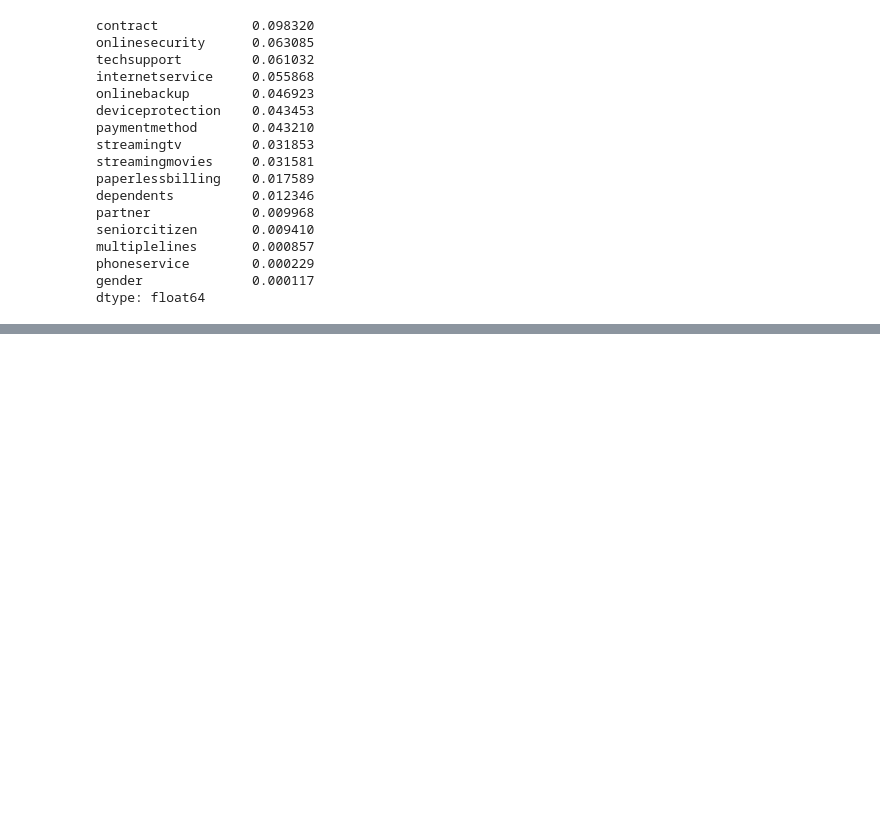
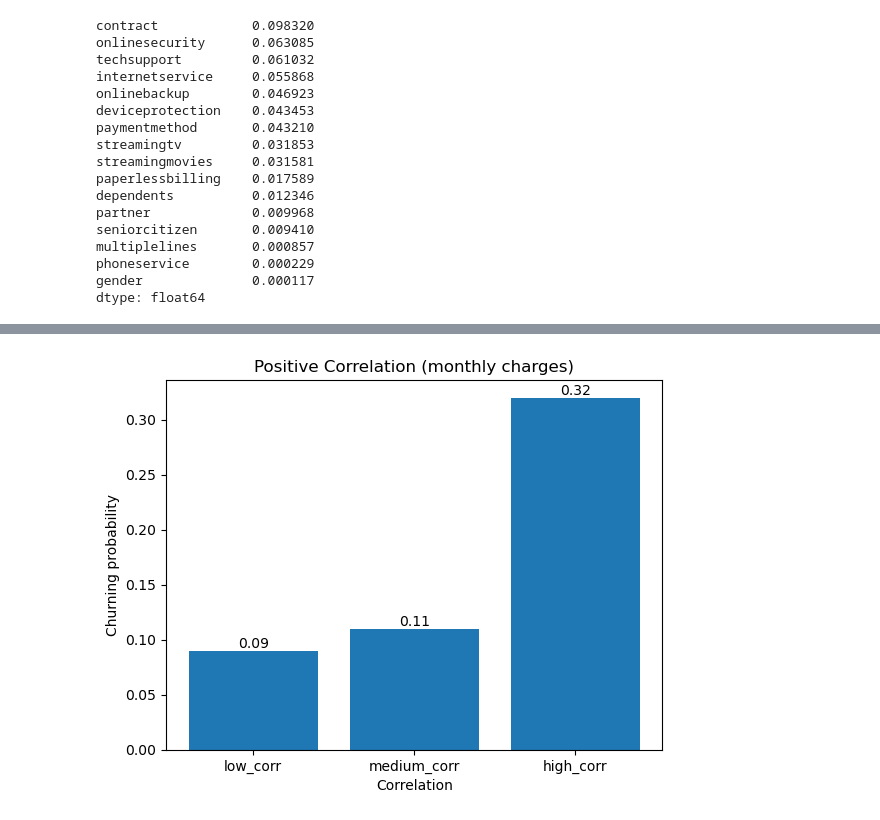
Before and after one commit to harg74/ML_ZoomCamp_2022, a Jupyter notebook: 3-Machine_Learning_for_Classification/03-machine_learning_for_classification.ipynb, the cells around one changed output, grey strips where cells are left out. Cells and saved outputs as stored; diff of their text form; code cells hidden in the pictures; blank space fills up the shorter version.

```diff
--- a/3-Machine_Learning_for_Classification/03-machine_learning_for_classification.ipynb
+++ b/3-Machine_Learning_for_Classification/03-machine_learning_for_classification.ipynb
@@ -388,0 +461,24 @@ dtype: float64
+# %%
+# if they have stayed within a range of less or two months the more likely they will churn
+high_corr_monthly_chg = round(df_full_train[df_full_train.monthlycharges <= 20].churn.mean(),2)
+# %%
+#as we increase the sample from greater tenure, the probability of churning decreases
+med_corr_monthly_chg = round(df_full_train[(df_full_train.monthlycharges < 20) & (df_full_train.tenure <= 50)].churn.mean(),2)
+# %%
+low_corr_monthly_chg = round(df_full_train[df_full_train.monthlycharges > 50].churn.mean(),2)
+# %%
+y = [high_corr_monthly_chg, med_corr_monthly_chg, low_corr_monthly_chg]
+x = ['low_corr', 'medium_corr', 'high_corr' ]
+colors = ['green','blue','purple']
+
+fig, ax = plt.subplots()
+plt.bar(x, y, color=colors)
+plt.title('Positive Correlation (monthly charges)')
+plt.xlabel('Correlation')
+plt.ylabel('Churning probability')
+data_labels=ax.bar(x, y)
+ax.bar_label(data_labels)
+
+plt.show()
+# %% [output]
+[figure, added]
```
Also changed, not shown: parts of 17 cells of this notebook.
